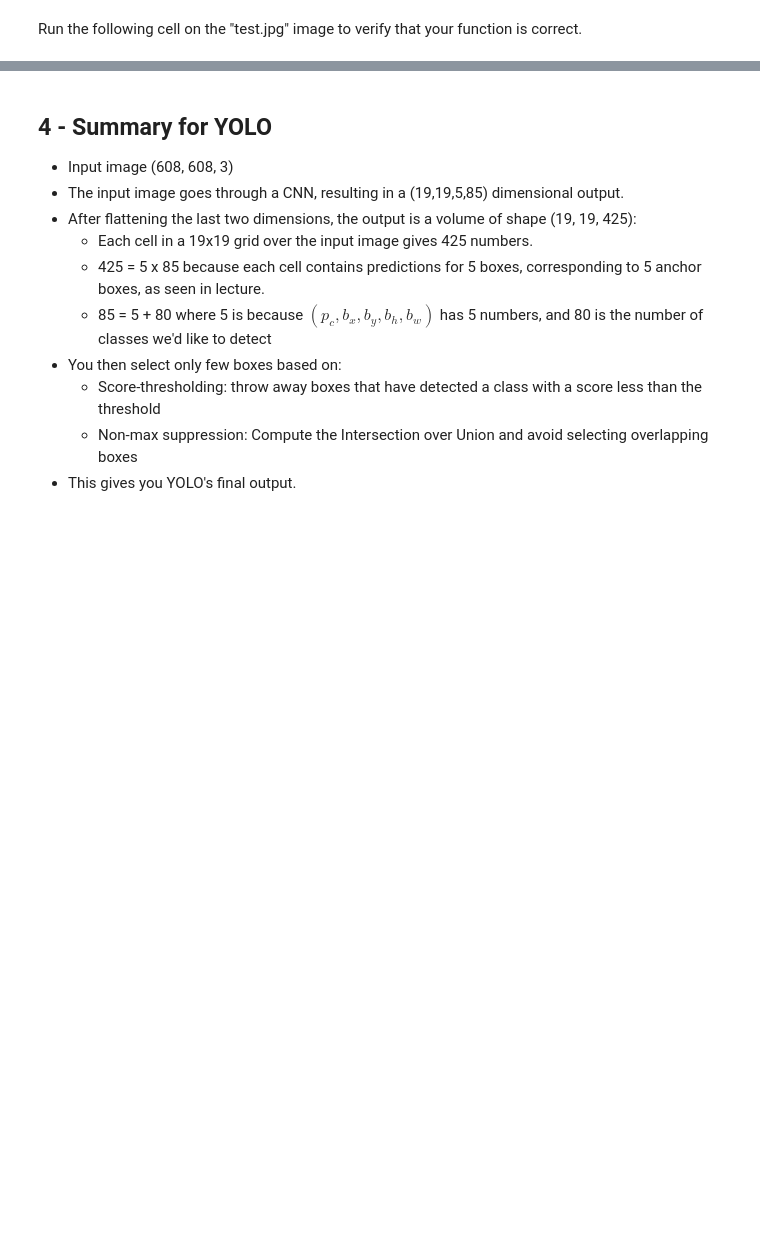
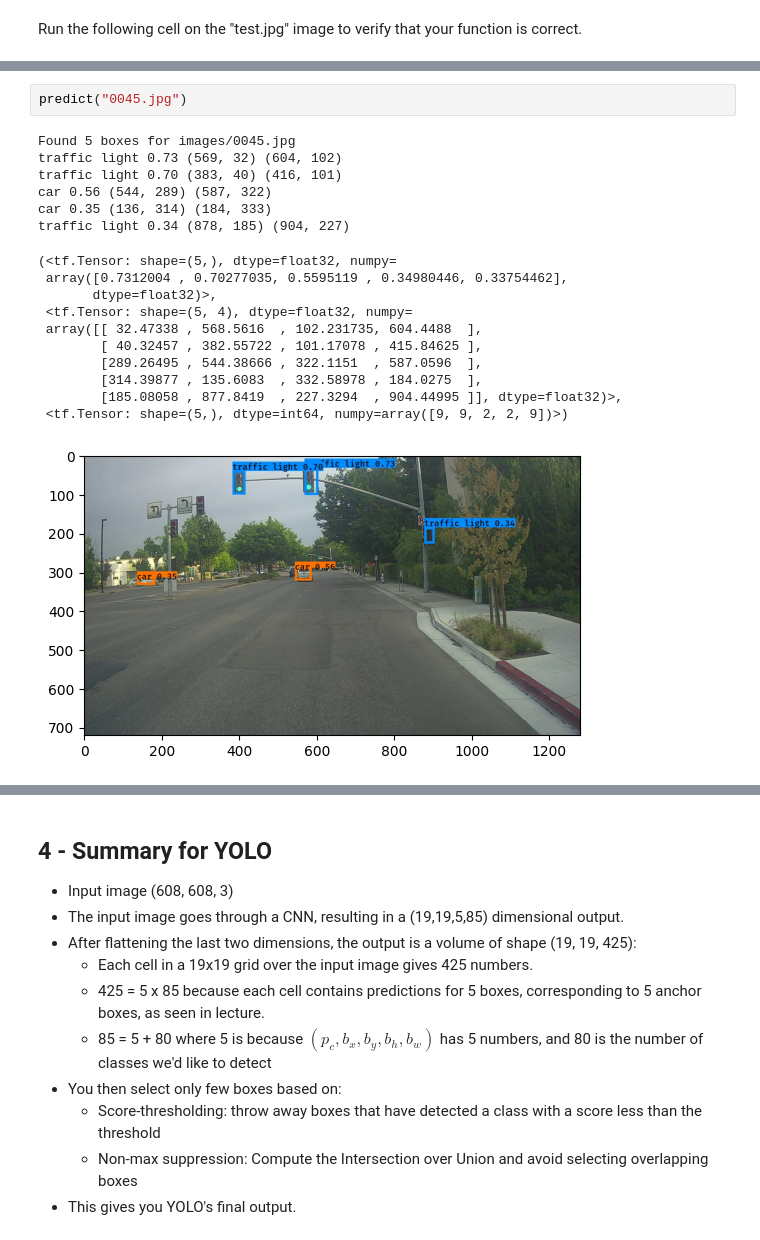
Before and after one commit to Sah-Pranav/yolo-object-detection, a Jupyter notebook: YOLO_Object_Detection_Portfolio.ipynb, the cells around one changed output, grey strips where cells are left out. Cells and saved outputs as stored; diff of their text form; blank space fills up the shorter version.

```diff
--- a/YOLO_Object_Detection_Portfolio.ipynb
+++ b/YOLO_Object_Detection_Portfolio.ipynb
@@ -649,3 +677,23 @@ Run the following cell on the "test.jpg" image to verify that your function is c
+# %%
+predict("0045.jpg")
+# %% [output]
+Found 5 boxes for images/0045.jpg
+traffic light 0.73 (569, 32) (604, 102)
+traffic light 0.70 (383, 40) (416, 101)
+car 0.56 (544, 289) (587, 322)
+car 0.35 (136, 314) (184, 333)
+traffic light 0.34 (878, 185) (904, 227)
+(<tf.Tensor: shape=(5,), dtype=float32, numpy=
+ array([0.7312004 , 0.70277035, 0.5595119 , 0.34980446, 0.33754462],
+       dtype=float32)>,
+ <tf.Tensor: shape=(5, 4), dtype=float32, numpy=
+ array([[ 32.47338 , 568.5616  , 102.231735, 604.4488  ],
+        [ 40.32457 , 382.55722 , 101.17078 , 415.84625 ],
+        [289.26495 , 544.38666 , 322.1151  , 587.0596  ],
+        [314.39877 , 135.6083  , 332.58978 , 184.0275  ],
+        [185.08058 , 877.8419  , 227.3294  , 904.44995 ]], dtype=float32)>,
+ <tf.Tensor: shape=(5,), dtype=int64, numpy=array([9, 9, 2, 2, 9])>)
+[figure, added]
 # %%
 out_scores, out_boxes, out_classes = predict("test.jpg")
 # %% [output]
```
Also changed, not shown: parts of 3 cells of this notebook, 1 other file.
